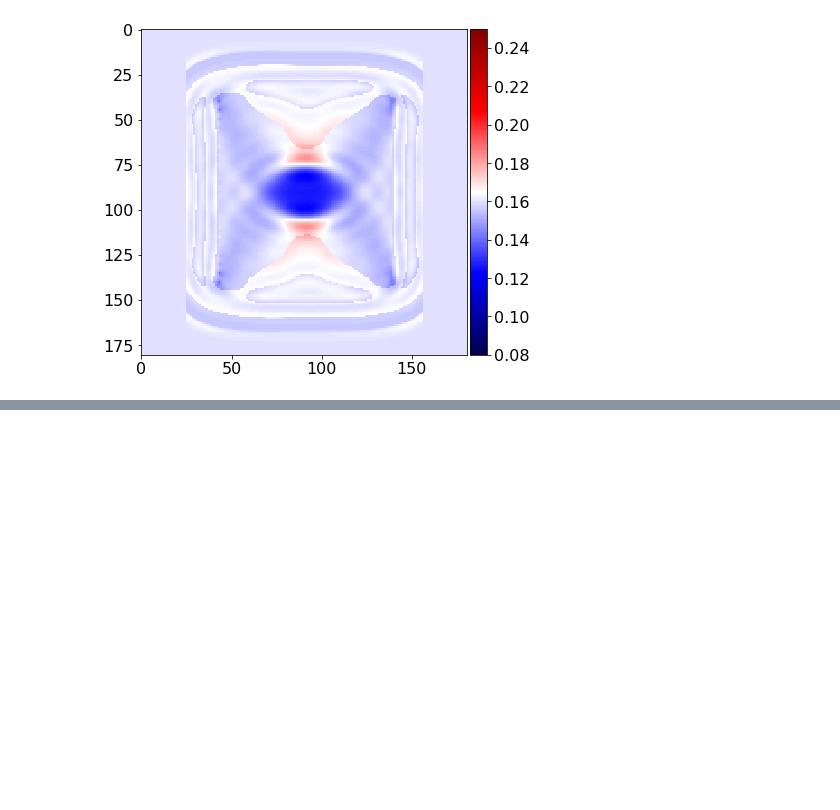
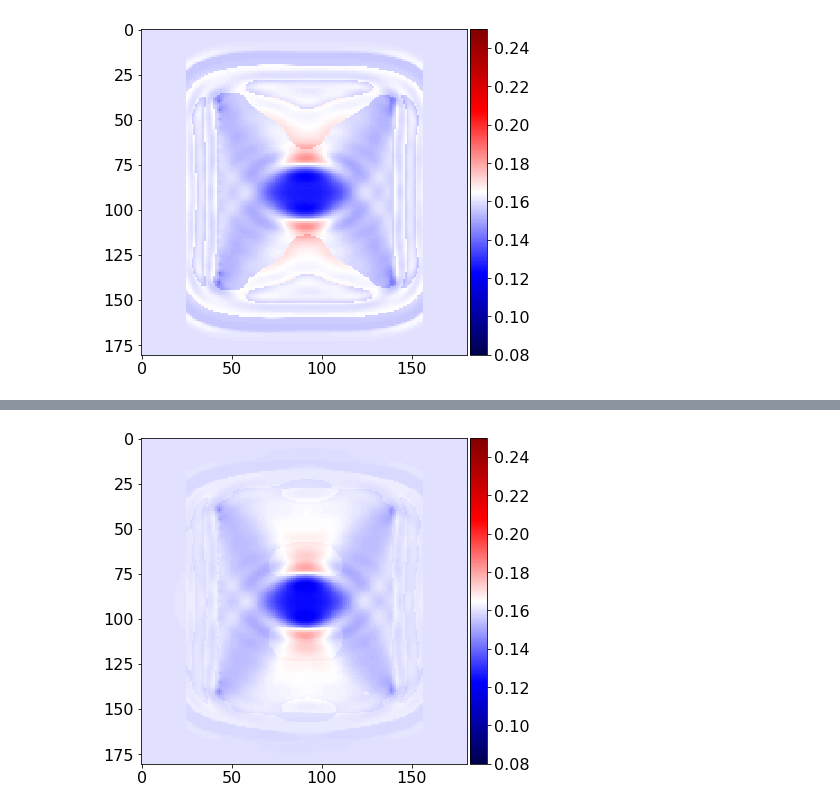
Before and after one commit to tjb900/devito, a Jupyter notebook: examples/seismic/tutorials/test_04_dask.ipynb, the cells around one changed output, grey strips where cells are left out. Cells and saved outputs as stored; diff of their text form; code cells hidden in the pictures; blank space fills up the shorter version.

```diff
--- a/examples/seismic/tutorials/test_04_dask.ipynb
+++ b/examples/seismic/tutorials/test_04_dask.ipynb
@@ -180,0 +185,6 @@ plot_image(result.x.reshape(181, 181), vmin=.08, vmax=.25, cmap="seismic")
+# %%
+model0.m.data[:] = denoised
+result = fwi(model0, param)
+plot_image(result.x.reshape(181, 181), vmin=0.08, vmax=0.25, cmap="seismic")
+# %% [output]
+[figure, added]
```
Also changed, not shown: parts of 3 cells of this notebook.
